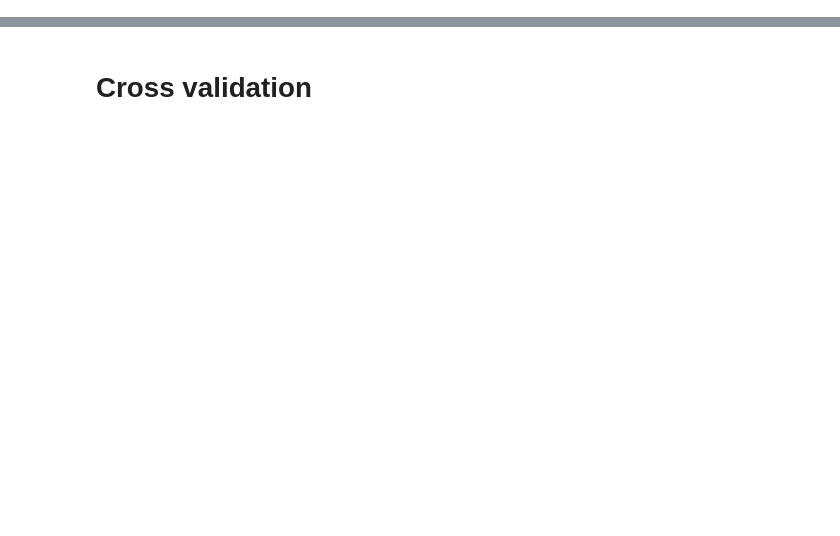
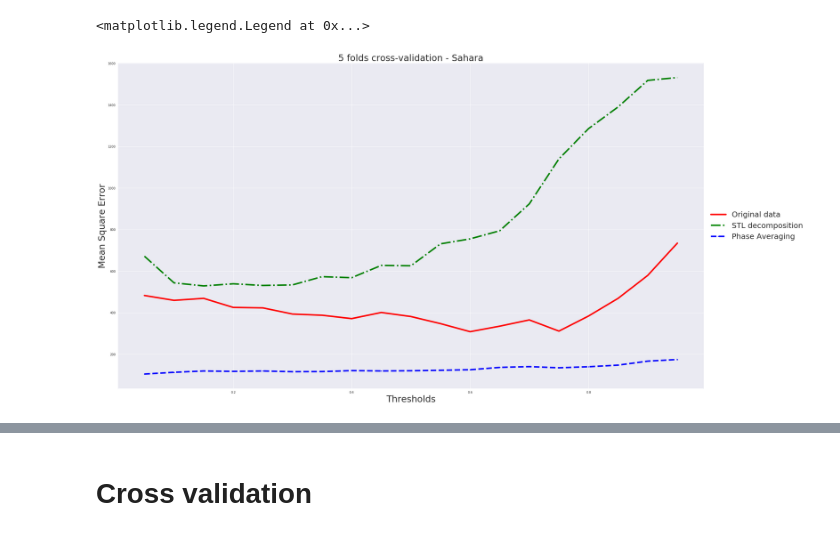
Before and after one commit to alchemist5617/Climate-Network, a Jupyter notebook: Final Version.ipynb, the cells around one changed output, grey strips where cells are left out. Drawn from its saved outputs; the diff is of its cells as text; code cells hidden in the pictures; blank space fills up the shorter version.

```diff
--- a/Final Version.ipynb
+++ b/Final Version.ipynb
@@ -47,0 +90,2 @@ data = np.swapaxes(data,0,1)
+# %%
+i = a.results.find("Date   Forecast      Error\n   ------------------------------\n   ")
@@ -47,0 +120,46 @@ data = np.swapaxes(data,0,1)
+# %%
+lon = pr.shape[0]
+lat = pr.shape[1]
+# %%
+MSEds_list = []
+MSE_list = []
+MSEdm_list = []
+null_list =[]
+
+start = 0
+end = 841
+for i in range(0,lon-7,2):
+    for j in range(0,lat-20,2):
+        data = pr[i:i+7,j:j+7,:]
+        data = cf.unflatten(data)
+        data = np.swapaxes(data,0,1)
+        data = cf.refine_data(data)
+
+        MSE, density = cf.model(data,"LR","normal",start=start,end=end, data_type="normal")
+        MSE_list.append(MSE)
+
+        MSE_ds, density_ds = cf.model(data,"LR","normal",start=start,end=end, data_type="STL")
+        MSEds_list.append(MSE_ds)
+
+        MSE_dm,density_dm = cf.model(data,"LR","normal",start=start,end=end, data_type="PA")
+        MSEdm_list.append(MSE_dm)
+# %%
+f = np.matrix(MSE_list).mean(axis=0)
+MSE = np.reshape(f,(19,1))
+
+f1 = np.matrix(MSEds_list).mean(axis=0)
+MSE_ds = np.reshape(f1,(19,1))
+
+f2 = np.matrix(MSEdm_list).mean(axis=0)
+MSE_dm = np.reshape(f2,(19,1))
+# %%
+plt.figure(figsize=(35,20))
+plt.plot(r, MSE, 'r-', r, MSE_ds, 'g-.',r,MSE_dm, 'b--.',linewidth=5)
+plt.xlabel('Thresholds',fontsize=30)
+plt.ylabel('Mean Square Error',fontsize=30)
+plt.title('5 folds cross-validation - Sahara',fontsize=30)
+plt.legend(['Original data','STL decomposition', 'Phase Averaging'], ncol=1, loc='center left', bbox_to_anchor=(1, 0.5), fontsize =25)
+#plt.savefig("performance_cross_sahara5small.png")
+# %% [output]
+<matplotlib.legend.Legend at 0x...>
+[figure, added]
```
Also changed, not shown: parts of 97 cells of this notebook.
